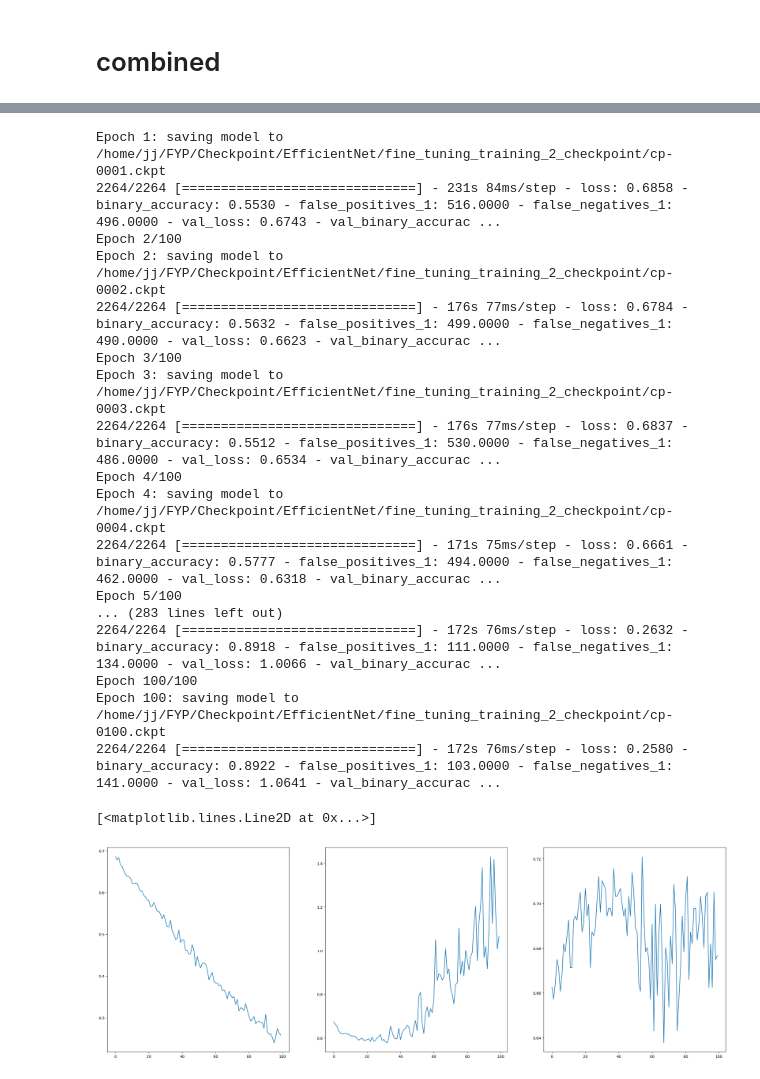
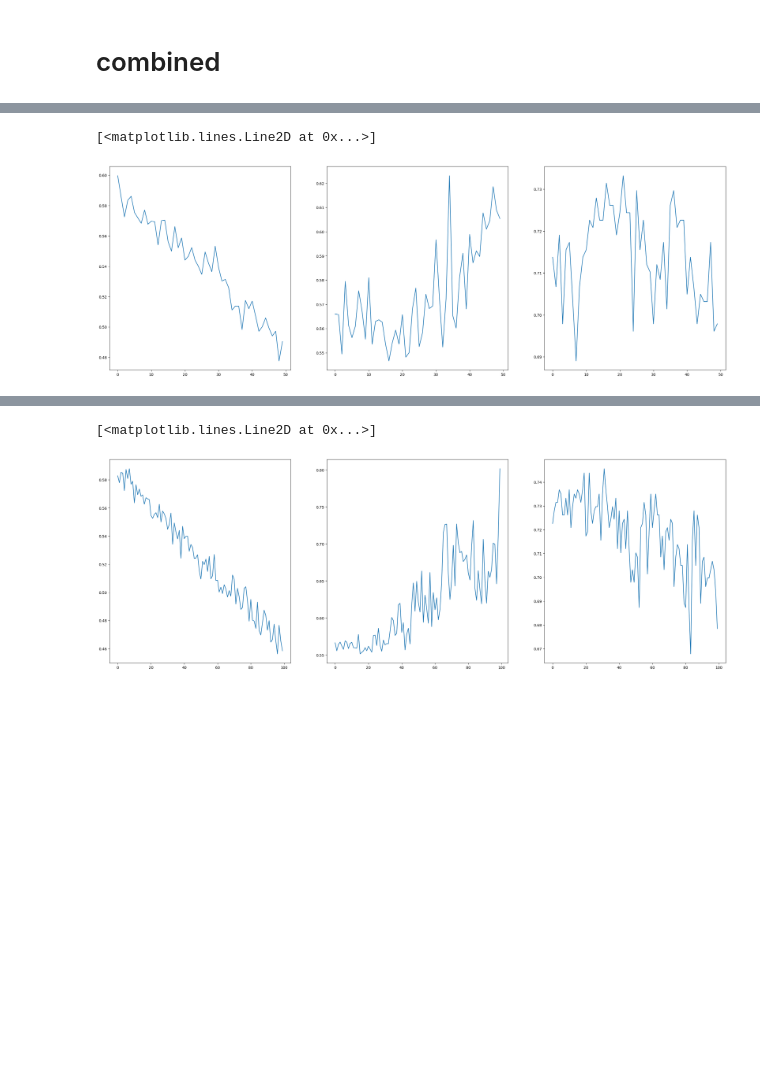
Before and after one commit to ChoyJJ/FYP_B, a Jupyter notebook: Pass_test/mini-DDSM_ROI_2_EfficientNetV2M_model.ipynb, the cells around one changed output, grey strips where cells are left out. Drawn from its saved outputs; the diff is of its cells as text; code cells hidden in the pictures; blank space fills up the shorter version.

Commit message:
New dataset trained on different folder

```diff
--- a/Pass_test/mini-DDSM_ROI_2_EfficientNetV2M_model.ipynb
+++ b/Pass_test/mini-DDSM_ROI_2_EfficientNetV2M_model.ipynb
@@ -170,15 +150,15 @@ def prepare(ds, shuffle=False, augment=False,batch_size=32):
 
   data_augmentation = tf.keras.Sequential([
   tf.keras.layers.RandomFlip('horizontal_and_vertical'),
-  tf.keras.layers.RandomRotation((0,0.3),fill_mode="constant"),
-  tf.keras.layers.RandomZoom(height_factor=(-0.5,0.5),width_factor=(-0.5,0.5),fill_mode="constant"),
-  tf.keras.layers.RandomTranslation(height_factor=(-0.25,0.25),width_factor=(-0.25,0.25),fill_mode="constant")
+  tf.keras.layers.RandomRotation((0,0.3),fill_mode="nearest"),
+  tf.keras.layers.RandomZoom(height_factor=(-0.5,0.5),width_factor=(-0.5,0.5),fill_mode="nearest"),
+  tf.keras.layers.RandomTranslation(height_factor=(-0.25,0.25),width_factor=(-0.25,0.25),fill_mode="nearest")
   ])
   if shuffle:
     ds = ds.shuffle(1000)
 
 
-  ds = ds.batch(batch_size)
+  # ds = ds.batch(batch_size)
 
   # Use data augmentation only on the training set.
   if augment:
@@ -214,0 +174,5 @@ WARNING:tensorflow:Using a while_loop for converting StatelessRandomUniformV2 ca
+# %%
+train_ds_aug = prepare(train_ds,shuffle=False,augment=True,batch_size=batch_size)
+val_ds_aug = prepare(val_ds,batch_size=batch_size)
+# train_ds_aug = train_ds.prefetch(buffer_size=AUTOTUNE)
+# val_ds_aug= val_ds.prefetch(buffer_size=AUTOTUNE)
@@ -215,17 +195,17 @@ WARNING:tensorflow:Using a while_loop for converting StatelessRandomUniformV2 ca
 # %%
 model.compile(
-    optimizer= tf.keras.optimizers.Adam(learning_rate = 1e-4),
+    optimizer= tf.keras.optimizers.RMSprop(learning_rate=1e-3),
     loss=tf.keras.losses.BinaryCrossentropy(),
     metrics=[tf.keras.metrics.BinaryAccuracy(),tf.keras.metrics.FalsePositives(),tf.keras.metrics.FalseNegatives()]
     # ,jit_compile=True
 )
 model.summary()
-checkpoint_path = "/home/jj/FYP/Checkpoint/EfficientNet_vindr/dense_init_checkpoint/cp-{epoch:04d}.ckpt"
+checkpoint_path = "/home/jj/FYP/Checkpoint/EfficientNet_ddsm_ROI_2/dense_init_checkpoint/cp-{epoch:04d}.ckpt"
 checkpoint_dir = os.path.dirname(checkpoint_path)
 cp_callback = tf.keras.callbacks.ModelCheckpoint(
     filepath=checkpoint_path,
     verbose=1,
-    monitor='val_loss',
+    monitor='val_binary_accuracy',
     save_best_only=True,
     save_weights_only=True,
     save_freq='epoch')
@@ -298,11 +424,29 @@ dense_init.history
+# %%
+plt.figure(figsize=(30,10))
+plt.subplot(131)
+plt.plot(history_ft_2.history['loss'])
+plt.subplot(132)
+plt.plot(history_ft_2.history['val_loss'])
+plt.subplot(133)
+plt.plot(history_ft_2.history['val_binary_accuracy'])
+# %% [output]
+[<matplotlib.lines.Line2D at 0x...>]
+[figure, added]
 # %%
-#load model with best performance
-model.load_weights("/home/jj/FYP/Checkpoint/EfficientNet/dense_init_checkpoint/cp-0010.ckpt")
+latest = tf.train.latest_checkpoint('/home/jj/FYP/Checkpoint/EfficientNet_ddsm/fine_tuning_checkpoint_loss')
+model.load_weights(latest)
+init_lr = 5e-6
+steps = 1e5
+final_lr = 1e-7
+lr_schedule = tf.keras.optimizers.schedules.PolynomialDecay( init_lr
+                                                            ,steps
+                                                            ,final_lr
+                                                            ,power=0.5)
 pre_trained.trainable = True
 for layer in pre_trained.layers:
   if isinstance(layer, tf.keras.layers.BatchNormalization):
       layer.trainable = False
-for layer in pre_trained.layers[:-75]:
+for layer in pre_trained.layers[:-150]:
   layer.trainable = False
 model.compile(
     optimizer= tf.keras.optimizers.Adam(learning_rate = 5e-6),
@@ -310,11 +454,21 @@ model.compile(
     metrics=[tf.keras.metrics.BinaryAccuracy(),tf.keras.metrics.FalsePositives(),tf.keras.metrics.FalseNegatives()]
 )
 model.summary()
-checkpoint_path = "/home/jj/FYP/Checkpoint/EfficientNet/fine_tuning_training_2_checkpoint/cp-{epoch:04d}.ckpt"
+checkpoint_path = "/home/jj/FYP/Checkpoint/EfficientNet_ddsm/full_model_checkpoint_loss/cp-{epoch:04d}.ckpt"
 checkpoint_dir = os.path.dirname(checkpoint_path)
-cp_callback = tf.keras.callbacks.ModelCheckpoint(
+cp_callback_loss = tf.keras.callbacks.ModelCheckpoint(
     filepath=checkpoint_path,
     verbose=1,
+    monitor='val_loss',
+    save_best_only=True,
+    save_weights_only=True,
+    save_freq='epoch')
+checkpoint_path_2 = "/home/jj/FYP/Checkpoint/EfficientNet_ddsm/full_model_checkpoint_acc/cp-{epoch:04d}.ckpt"
+cp_callback_acc = tf.keras.callbacks.ModelCheckpoint(
+    filepath=checkpoint_path_2,
+    verbose=1,
+    monitor='val_binary_accuracy',
+    save_best_only=True,
     save_weights_only=True,
     save_freq='epoch')
 total_epochs = 100
@@ -322,7 +476,7 @@ history_init = model.fit(train_ds_aug
                     ,epochs=total_epochs
                     # ,initial_epoch=38
                     ,validation_data=val_ds_aug
-                    ,callbacks = [cp_callback]
+                    ,callbacks = [cp_callback_loss,cp_callback_acc]
                     )
 # model.save(save_dir + "inceptionv3")
 plt.figure(figsize=(30,10))
@@ -374,19 +527,2 @@ WARNING:tensorflow:Using a while_loop for converting StatelessRandomUniformV2 ca
-Epoch 1: saving model to /home/jj/FYP/Checkpoint/EfficientNet/fine_tuning_training_2_checkpoint/cp-0001.ckpt
-2264/2264 [==============================] - 231s 84ms/step - loss: 0.6858 - binary_accuracy: 0.5530 - false_positives_1: 516.0000 - false_negatives_1: 496.0000 - val_loss: 0.6743 - val_binary_accurac ...
-Epoch 2/100
-Epoch 2: saving model to /home/jj/FYP/Checkpoint/EfficientNet/fine_tuning_training_2_checkpoint/cp-0002.ckpt
-2264/2264 [==============================] - 176s 77ms/step - loss: 0.6784 - binary_accuracy: 0.5632 - false_positives_1: 499.0000 - false_negatives_1: 490.0000 - val_loss: 0.6623 - val_binary_accurac ...
-Epoch 3/100
-Epoch 3: saving model to /home/jj/FYP/Checkpoint/EfficientNet/fine_tuning_training_2_checkpoint/cp-0003.ckpt
-2264/2264 [==============================] - 176s 77ms/step - loss: 0.6837 - binary_accuracy: 0.5512 - false_positives_1: 530.0000 - false_negatives_1: 486.0000 - val_loss: 0.6534 - val_binary_accurac ...
-Epoch 4/100
-Epoch 4: saving model to /home/jj/FYP/Checkpoint/EfficientNet/fine_tuning_training_2_checkpoint/cp-0004.ckpt
-2264/2264 [==============================] - 171s 75ms/step - loss: 0.6661 - binary_accuracy: 0.5777 - false_positives_1: 494.0000 - false_negatives_1: 462.0000 - val_loss: 0.6318 - val_binary_accurac ...
-Epoch 5/100
-... (283 lines left out)
-2264/2264 [==============================] - 172s 76ms/step - loss: 0.2632 - binary_accuracy: 0.8918 - false_positives_1: 111.0000 - false_negatives_1: 134.0000 - val_loss: 1.0066 - val_binary_accurac ...
-Epoch 100/100
-Epoch 100: saving model to /home/jj/FYP/Checkpoint/EfficientNet/fine_tuning_training_2_checkpoint/cp-0100.ckpt
-2264/2264 [==============================] - 172s 76ms/step - loss: 0.2580 - binary_accuracy: 0.8922 - false_positives_1: 103.0000 - false_negatives_1: 141.0000 - val_loss: 1.0641 - val_binary_accurac ...
+[<matplotlib.lines.Line2D at 0x...>]
-[<matplotlib.lines.Line2D at 0x...>]
-[figure, old version]
+[figure, new version]
```
Also changed, not shown: parts of 15 cells of this notebook, 7 other files.
